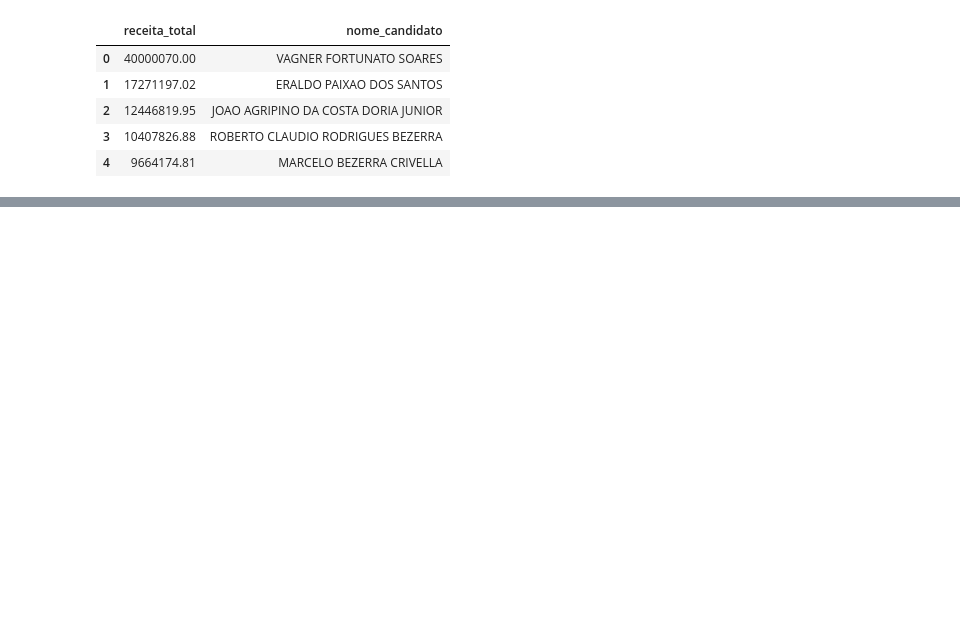
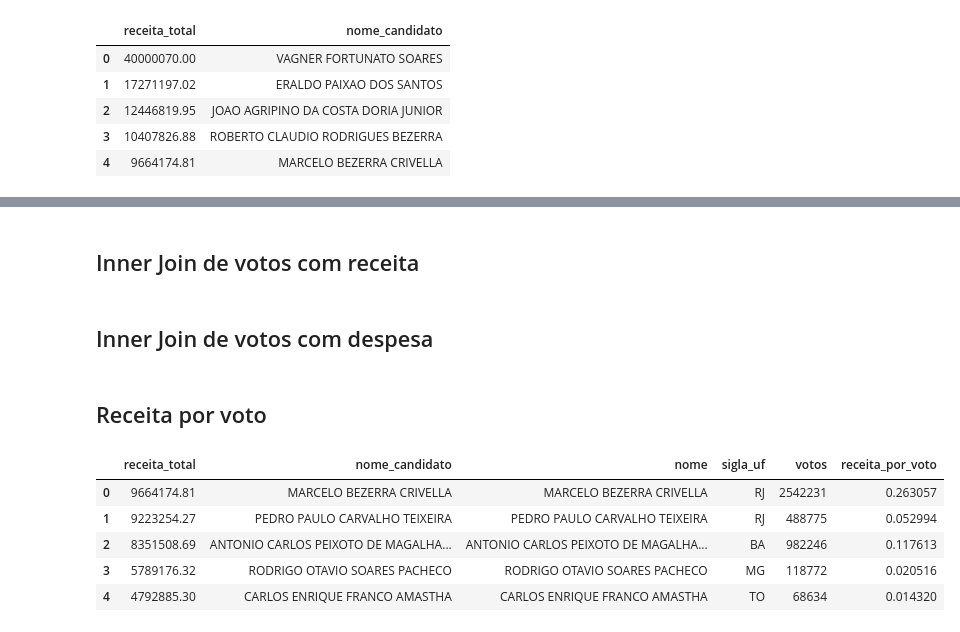
Before and after one commit to turicas/eleicoes-brasil, a Jupyter notebook: analyses/analises_receita_despesa.ipynb, the cells around one changed output, grey strips where cells are left out. Saved outputs shown, nothing was run; the diff lists cells and outputs as text; code cells hidden in the pictures; blank space fills up the shorter version.

```diff
--- a/analyses/analises_receita_despesa.ipynb
+++ b/analyses/analises_receita_despesa.ipynb
@@ -33,0 +80,6 @@ dados.head()
+# %% [markdown]
+## Inner Join de votos com receita
+# %%
+votos_receita = receita.merge(votos, left_on='nome_candidato', right_on='nome', how='inner')
+# %% [markdown]
+## Inner Join de votos com despesa
@@ -33,0 +88,13 @@ dados.head()
+# %% [markdown]
+## Receita por voto
+# %%
+votos_receita['receita_por_voto'] = votos_receita.votos / votos_receita.receita_total
+# %%
+votos_receita.head()
+# %% [output]
+|  | receita_total | nome_candidato | nome | sigla_uf | votos | receita_por_voto |
+| 0 | 9664174.81 | MARCELO BEZERRA CRIVELLA | MARCELO BEZERRA CRIVELLA | RJ | 2542231 | 0.263057 |
+| 1 | 9223254.27 | PEDRO PAULO CARVALHO TEIXEIRA | PEDRO PAULO CARVALHO TEIXEIRA | RJ | 488775 | 0.052994 |
+| 2 | 8351508.69 | ANTONIO CARLOS PEIXOTO DE MAGALHA... | ANTONIO CARLOS PEIXOTO DE MAGALHA... | BA | 982246 | 0.117613 |
+| 3 | 5789176.32 | RODRIGO OTAVIO SOARES PACHECO | RODRIGO OTAVIO SOARES PACHECO | MG | 118772 | 0.020516 |
+| 4 | 4792885.30 | CARLOS ENRIQUE FRANCO AMASTHA | CARLOS ENRIQUE FRANCO AMASTHA | TO | 68634 | 0.014320 |
```
Also changed, not shown: parts of 38 cells of this notebook.
